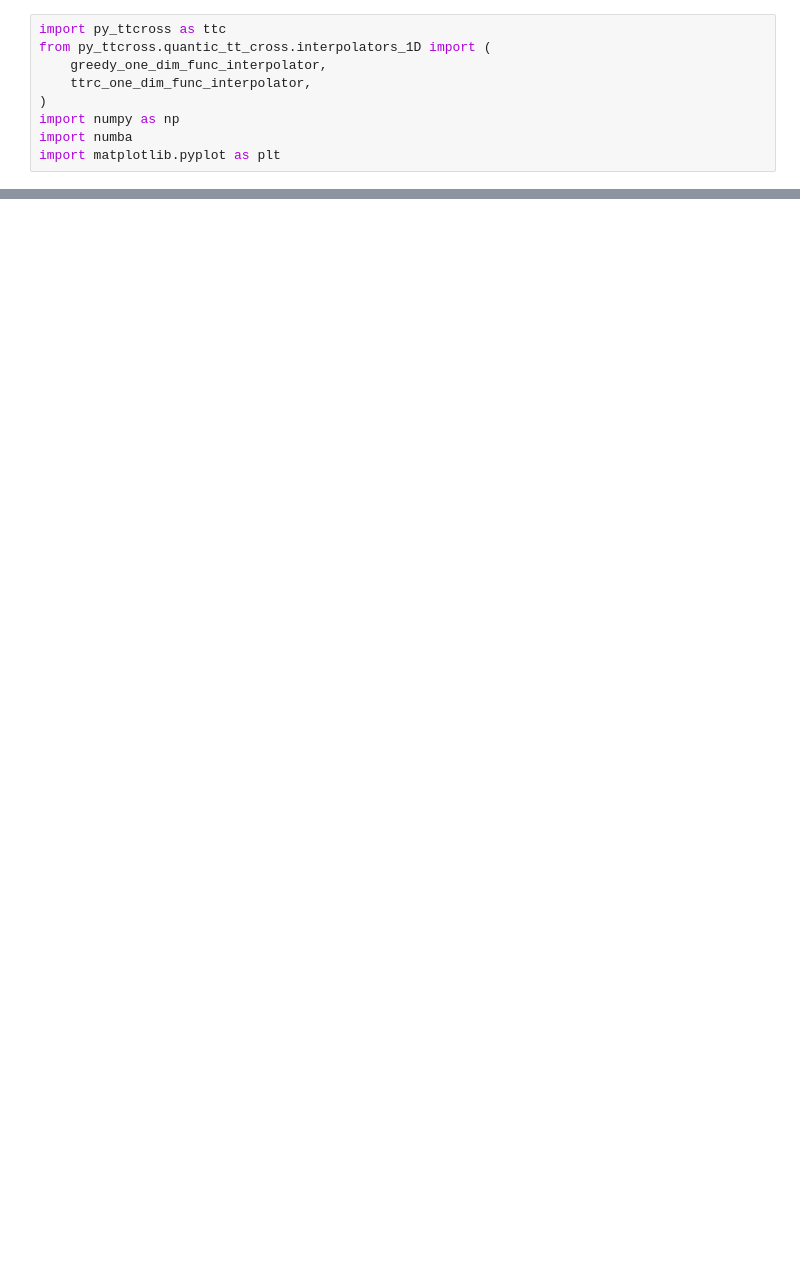
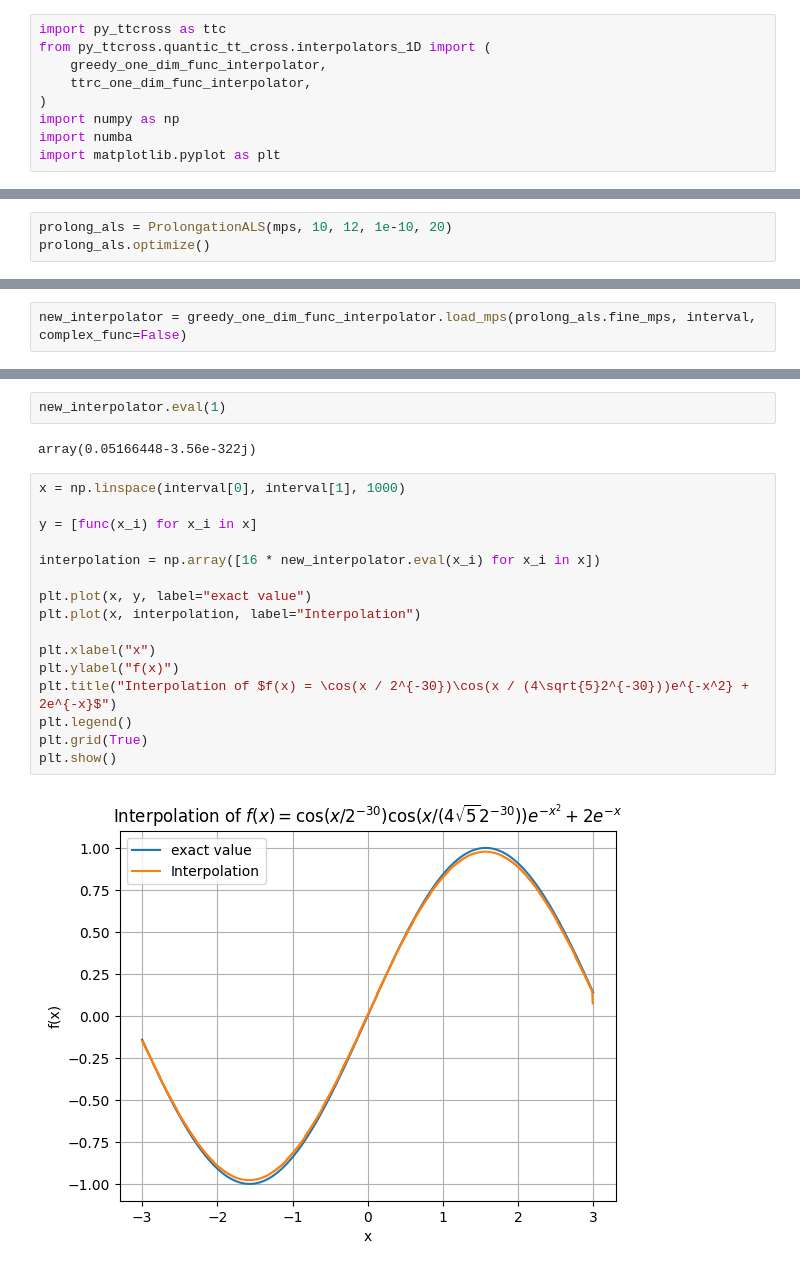
Before and after one commit to pau-torrente/py_ttcross, a Jupyter notebook: example_notebooks/pdes/multigrid_renorm.ipynb, the cells around one changed output, grey strips where cells are left out. Cells and saved outputs as stored; diff of their text form; blank space fills up the shorter version.

Commit message:
Prolongation functional, but not working well

```diff
--- a/example_notebooks/pdes/multigrid_renorm.ipynb
+++ b/example_notebooks/pdes/multigrid_renorm.ipynb
@@ -56,0 +91,3 @@ plt.show()
+# %%
+prolong_als = ProlongationALS(mps, 10, 12, 1e-10, 20)
+prolong_als.optimize()
@@ -56,0 +112,2 @@ plt.show()
+# %%
+new_interpolator = greedy_one_dim_func_interpolator.load_mps(prolong_als.fine_mps, interval, complex_func=False)
@@ -56,0 +126,22 @@ plt.show()
+# %%
+new_interpolator.eval(1)
+# %% [output]
+array(0.05166448-3.56e-322j)
+# %%
+x = np.linspace(interval[0], interval[1], 1000)
+
+y = [func(x_i) for x_i in x]
+
+interpolation = np.array([16 * new_interpolator.eval(x_i) for x_i in x])
+
+plt.plot(x, y, label="exact value")
+plt.plot(x, interpolation, label="Interpolation")
+
+plt.xlabel("x")
+plt.ylabel("f(x)")
+plt.title("Interpolation of $f(x) = \cos(x / 2^{-30})\cos(x / (4\sqrt{5}2^{-30}))e^{-x^2} + 2e^{-x}$")
+plt.legend()
+plt.grid(True)
+plt.show()
+# %% [output]
+[figure, added]
```
Also changed, not shown: parts of 10 cells of this notebook, 6 other files.
